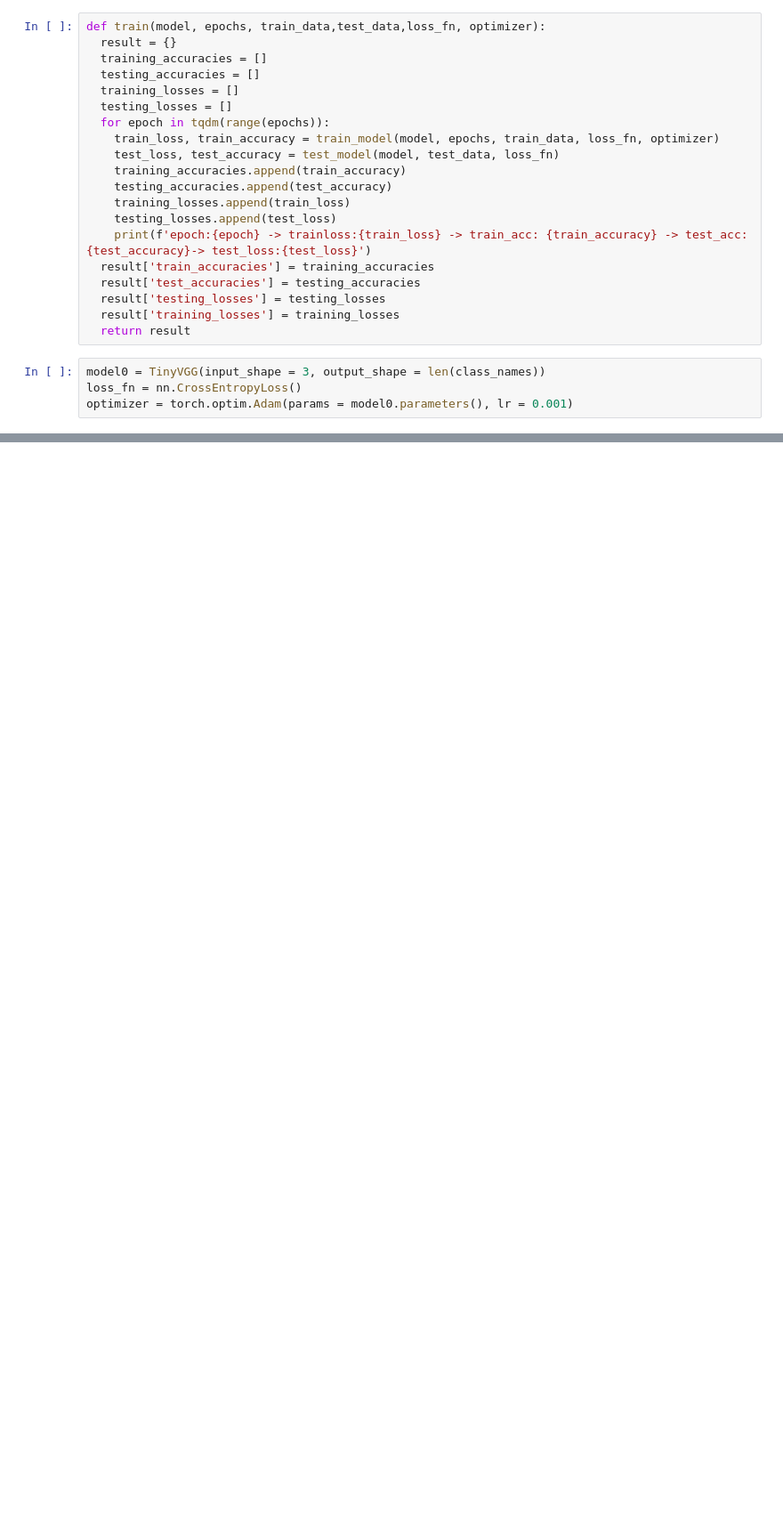
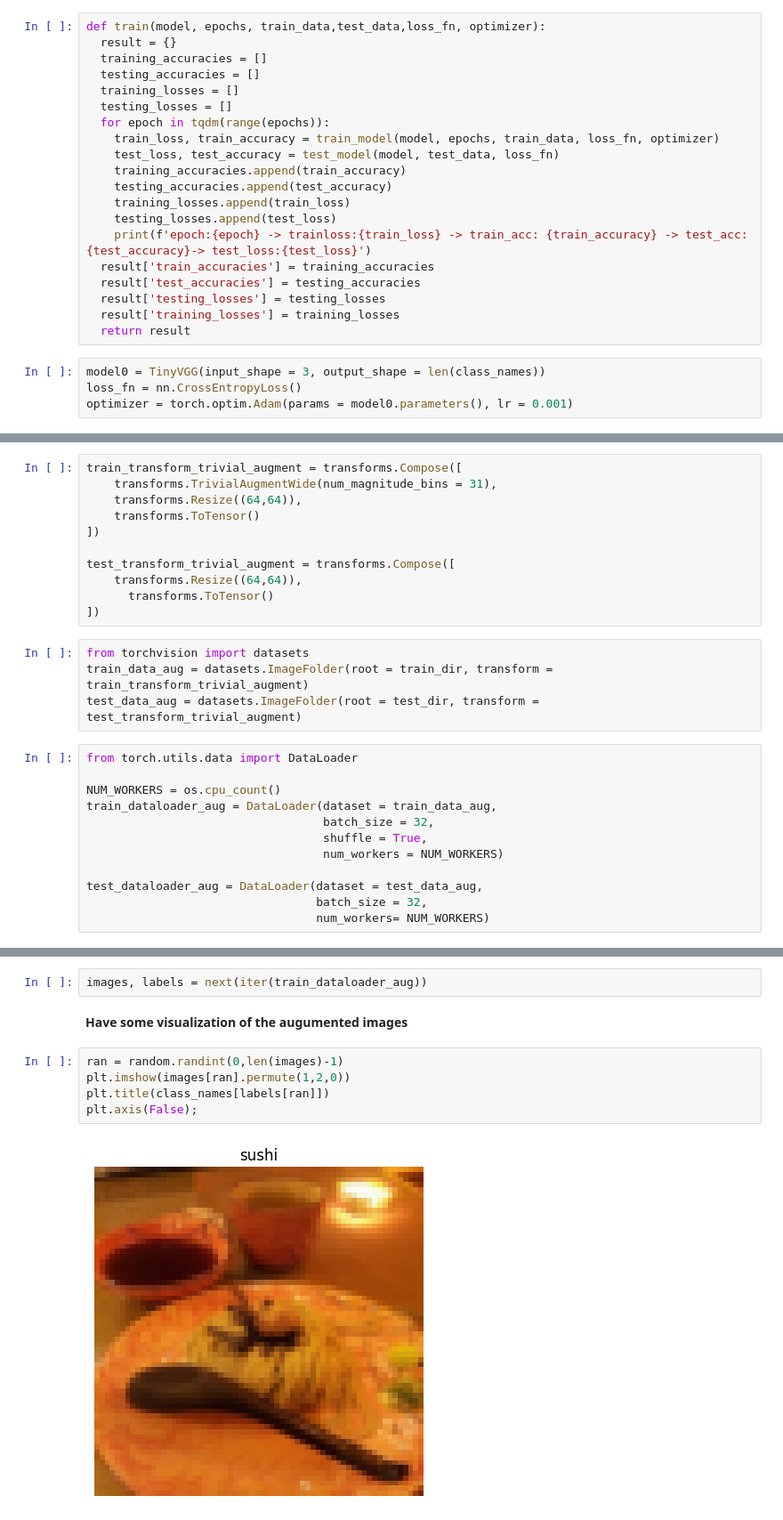
Before and after one commit to saivenkatreddy29/Pytorch-Learning, a Jupyter notebook: Custom_Datasets.ipynb, the cells around one changed output, grey strips where cells are left out. Shown at 89% size. Saved outputs shown, nothing was run; the diff lists cells and outputs as text; blank space fills up the shorter version.

```diff
--- a/Custom_Datasets.ipynb
+++ b/Custom_Datasets.ipynb
@@ -741,0 +749,27 @@ plot_loss_curves(result)
+# %%
+train_transform_trivial_augment = transforms.Compose([
+    transforms.TrivialAugmentWide(num_magnitude_bins = 31),
+    transforms.Resize((64,64)),
+    transforms.ToTensor()
+])
+
+test_transform_trivial_augment = transforms.Compose([
+    transforms.Resize((64,64)),
+      transforms.ToTensor()
+])
+# %%
+from torchvision import datasets
+train_data_aug = datasets.ImageFolder(root = train_dir, transform = train_transform_trivial_augment)
+test_data_aug = datasets.ImageFolder(root = test_dir, transform = test_transform_trivial_augment)
+# %%
+from torch.utils.data import DataLoader
+
+NUM_WORKERS = os.cpu_count()
+train_dataloader_aug = DataLoader(dataset = train_data_aug,
+                                  batch_size = 32,
+                                  shuffle = True,
+                                  num_workers = NUM_WORKERS)
+
+test_dataloader_aug = DataLoader(dataset = test_data_aug,
+                                 batch_size = 32,
+                                 num_workers= NUM_WORKERS)
@@ -741,0 +781,11 @@ plot_loss_curves(result)
+# %%
+images, labels = next(iter(train_dataloader_aug))
+# %% [markdown]
+**Have some visualization of the augumented images**
+# %%
+ran = random.randint(0,len(images)-1)
+plt.imshow(images[ran].permute(1,2,0))
+plt.title(class_names[labels[ran]])
+plt.axis(False);
+# %% [output]
+[figure, added]
```
Also changed, not shown: parts of 42 cells of this notebook.
